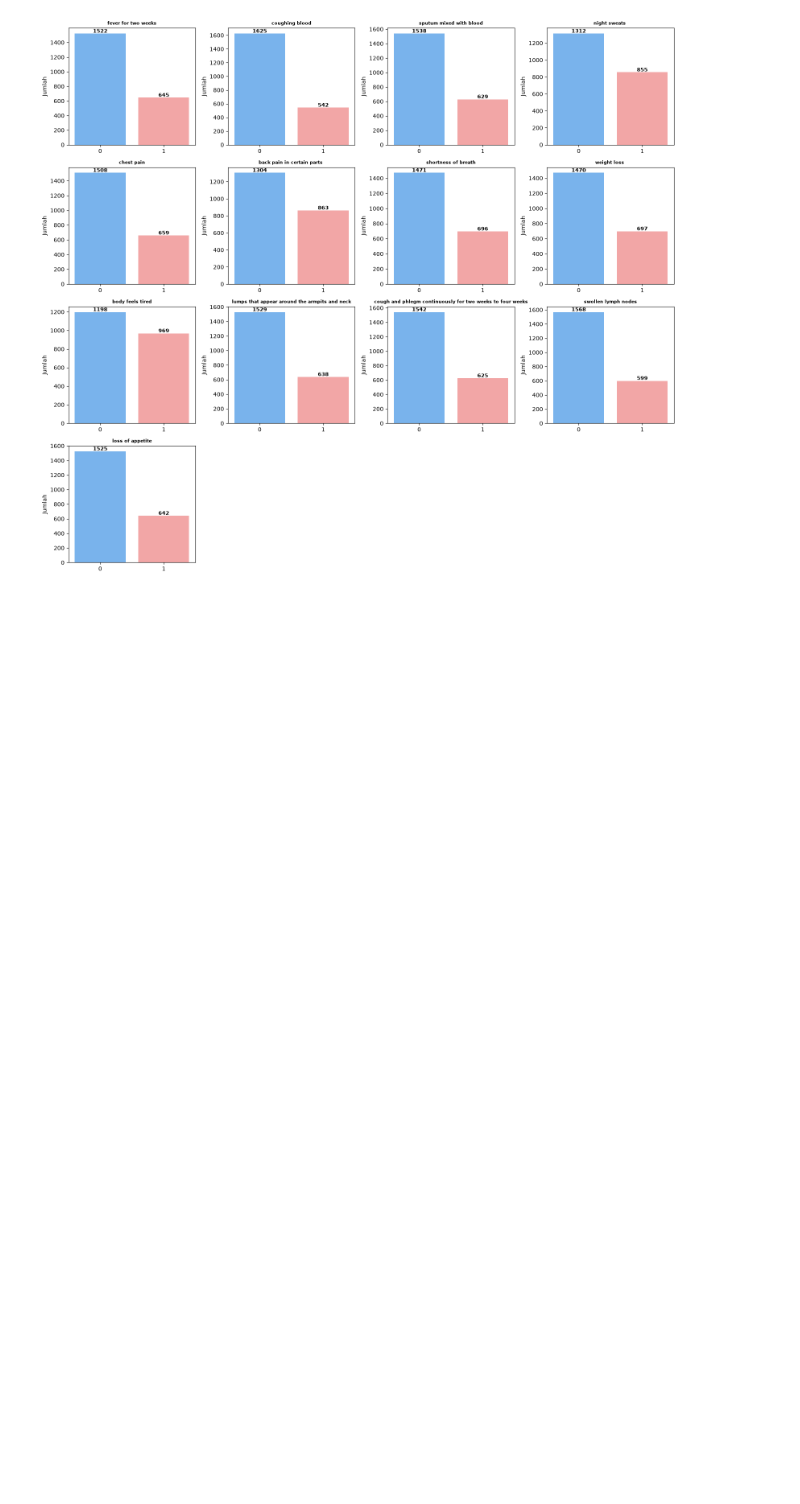
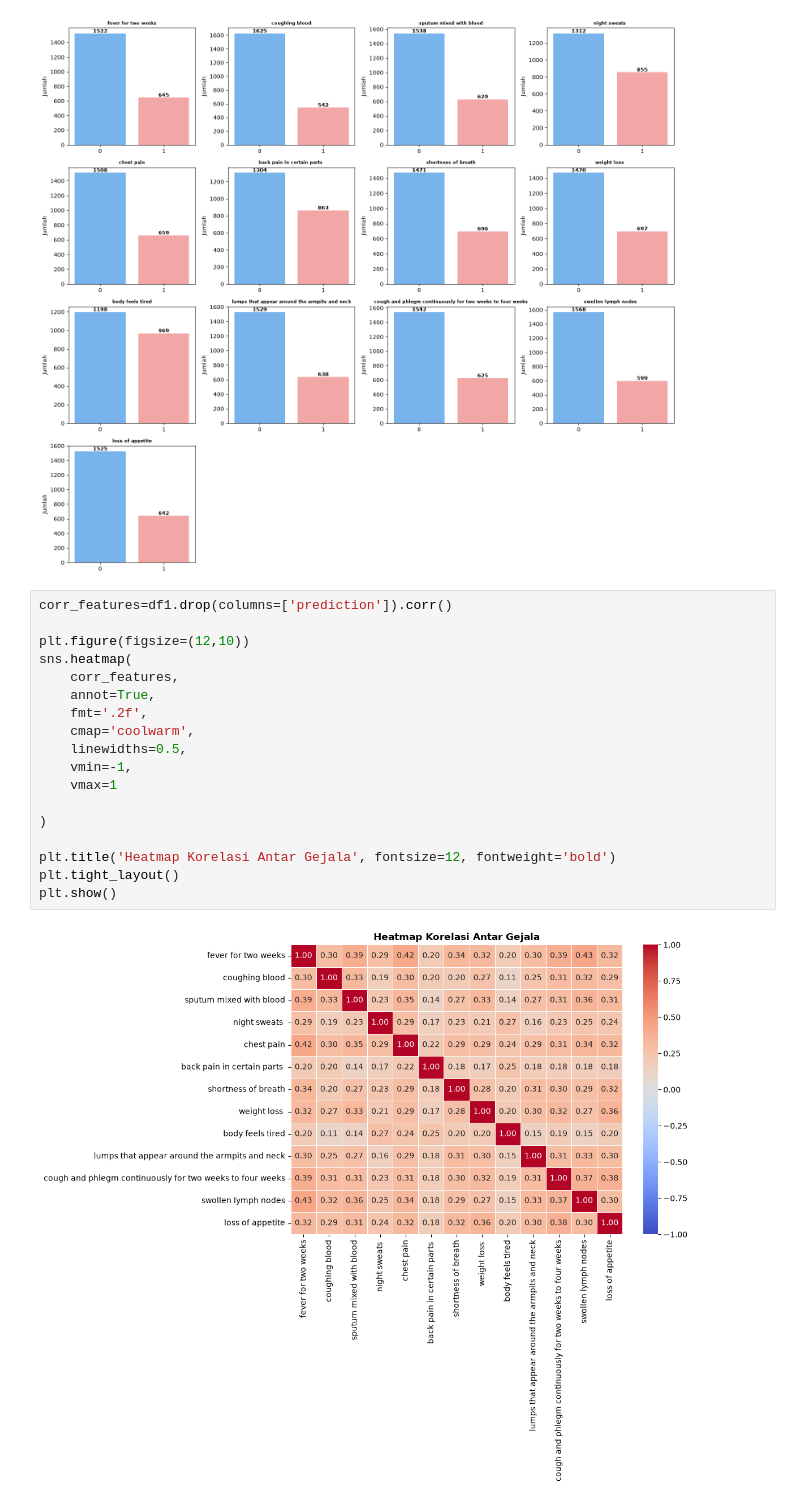
Before and after one commit to yulita231/TBCare-Platform, a Jupyter notebook: notebooks/EDA.ipynb, the cells around one changed output. Drawn from its saved outputs; the diff is of its cells as text; blank space fills up the shorter version.

Commit message:
add heatmap correlation features

```diff
--- a/notebooks/EDA.ipynb
+++ b/notebooks/EDA.ipynb
@@ -190,3 +192,23 @@ plt.tight_layout()
 plt.show()
 # %% [output]
 [figure]
+# %%
+corr_features=df1.drop(columns=['prediction']).corr()
+
+plt.figure(figsize=(12,10))
+sns.heatmap(
+    corr_features,
+    annot=True,
+    fmt='.2f',
+    cmap='coolwarm',
+    linewidths=0.5,
+    vmin=-1,
+    vmax=1
+
+)
+
+plt.title('Heatmap Korelasi Antar Gejala', fontsize=12, fontweight='bold')
+plt.tight_layout()
+plt.show()
+# %% [output]
+[figure, added]
```
Also changed, not shown: parts of 1 cell of this notebook.
